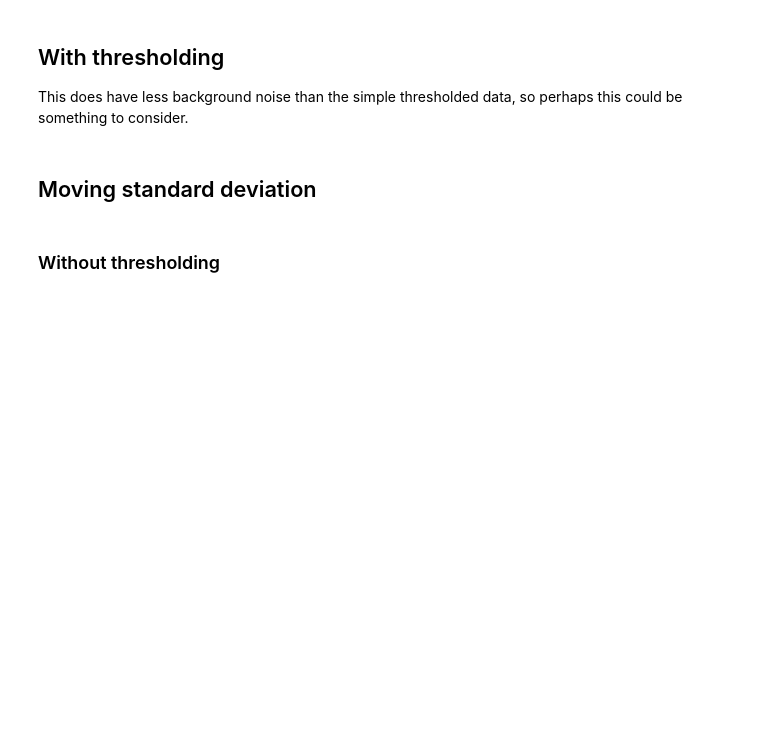
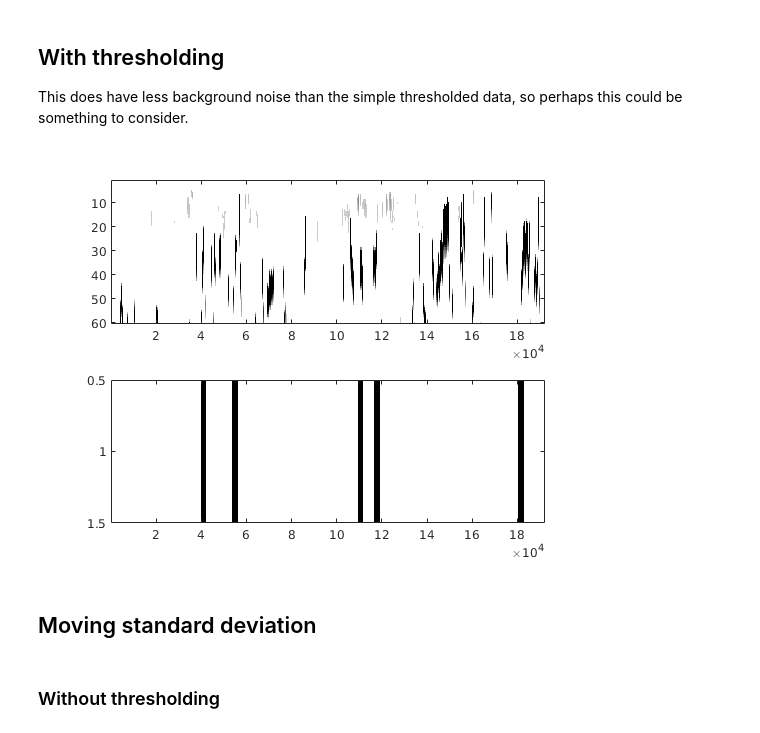
Before and after one commit to BMW-lab-MSU/fish-lidar-supervised-classification, a Jupyter notebook: Yellowstone/preprocessing_experiments.ipynb, the cells around one changed output. Drawn from its saved outputs; the diff is of its cells as text; code cells hidden in the pictures; blank space fills up the shorter version.

```diff
--- a/Yellowstone/preprocessing_experiments.ipynb
+++ b/Yellowstone/preprocessing_experiments.ipynb
@@ -166,11 +176,13 @@ colormap(cmap)
 This does have less background noise than the simple thresholded data, so perhaps this could be something to consider.
 # %%
 subplot(2,1,1)
-imagesc(abs(xpol_thresholded_minus_median))
+imagesc(abs(xpol_minus_median_thresholded))
 colormap(cmap)
 subplot(2,1,2)
 imagesc(human_labels)
 colormap(cmap)
+# %% [output]
+[figure, added]
 # %% [markdown]
 ## Moving standard deviation
 # %% [markdown]
```
Also changed, not shown: parts of 6 cells of this notebook.
